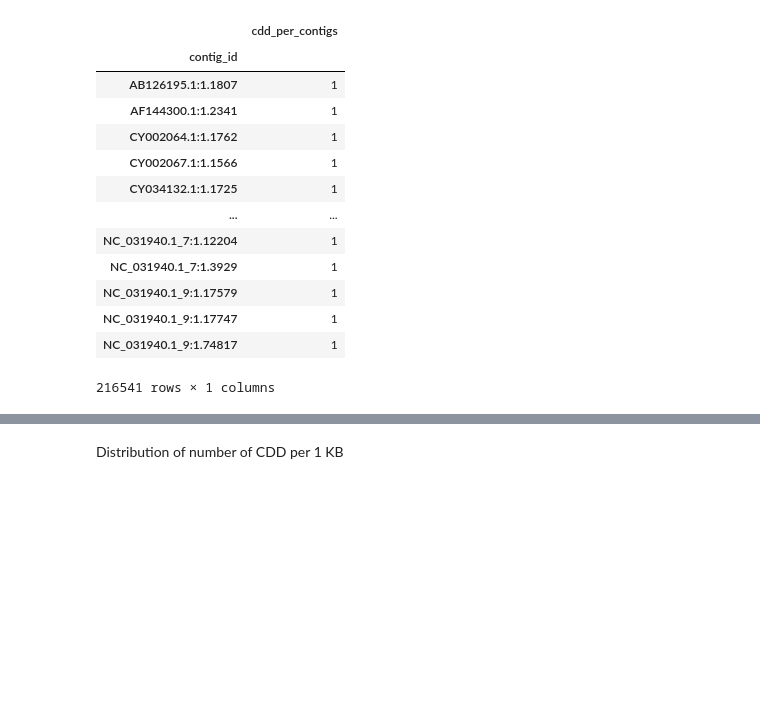
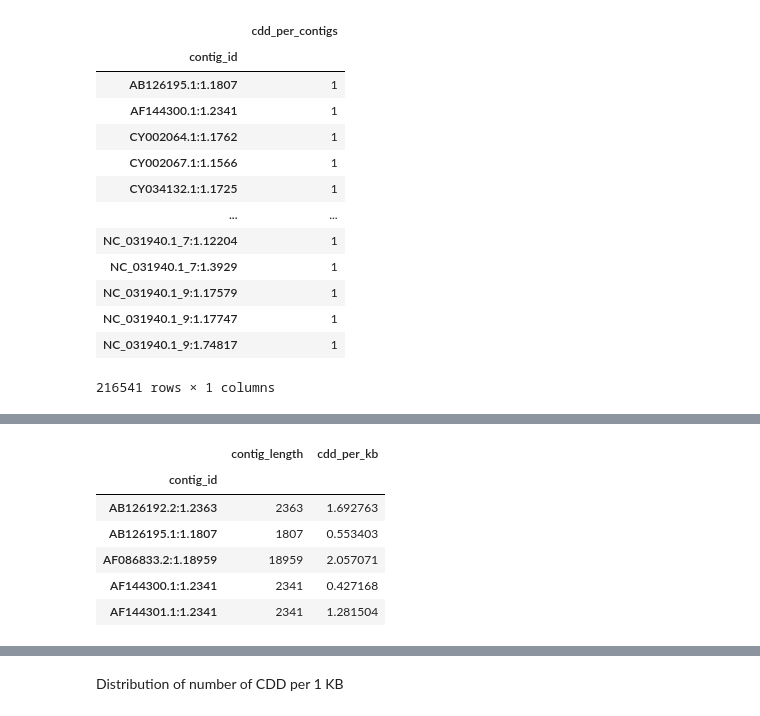
Before and after one commit to NCBI-Codeathons/Domain_HMM_Boundaries, a Jupyter notebook: post_analysis/jupyter_notebook/CDD_analysis.ipynb, the cells around one changed output, grey strips where cells are left out. Drawn from its saved outputs; the diff is of its cells as text; code cells hidden in the pictures; blank space fills up the shorter version.

```diff
--- a/post_analysis/jupyter_notebook/CDD_analysis.ipynb
+++ b/post_analysis/jupyter_notebook/CDD_analysis.ipynb
@@ -166,3 +165,14 @@ rps_cdd_df_density.head()
 | AB126192.2:1.2363 | CDD:278997 | 68.114 | 737 | 230 | 3 | 18 | 2228 | 1 | 732 | 0.000000e+00 | 1232.0 | ... |
 | AB126192.2:1.2363 | CDD:282102 | 17.718 | 333 | 221 | 14 | 780 | 1676 | 373 | 686 | 1.970000e-09 | 50.9 | ... |
 | AB126195.1:1.1807 | CDD:278907 | 23.301 | 515 | 354 | 16 | 39 | 1547 | 28 | 513 | 2.720000e-32 | 121.0 | ... |
+# %%
+contig_length_density = rps_cdd_df_density[['contig_length', 'cdd_per_kb']].drop_duplicates()
+contig_length_density.head()
+# %% [output]
+|  | contig_length | cdd_per_kb |
+| contig_id |  |  |
+| AB126192.2:1.2363 | 2363 | 1.692763 |
+| AB126195.1:1.1807 | 1807 | 0.553403 |
+| AF086833.2:1.18959 | 18959 | 2.057071 |
+| AF144300.1:1.2341 | 2341 | 0.427168 |
+| AF144301.1:1.2341 | 2341 | 1.281504 |
```
Also changed, not shown: parts of 3 cells of this notebook.
